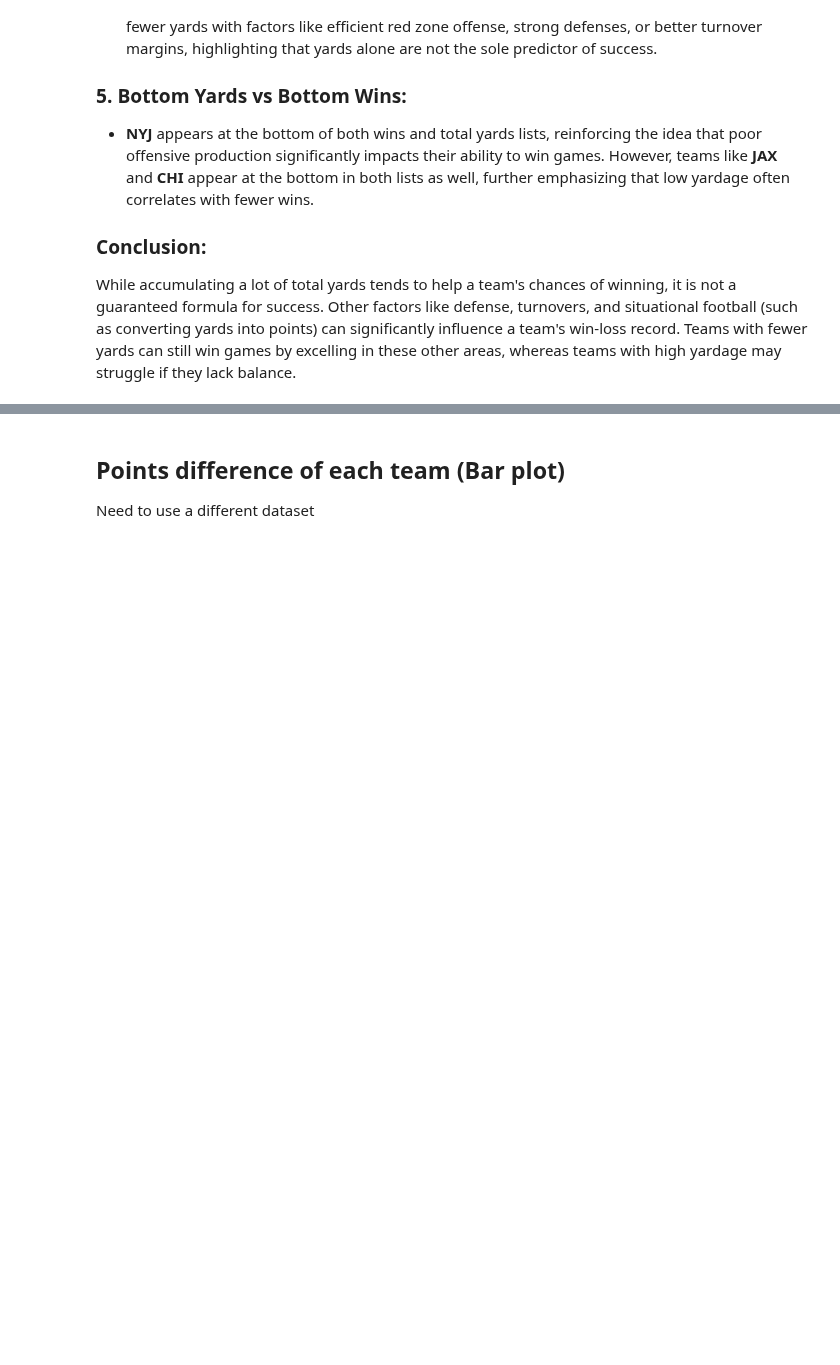
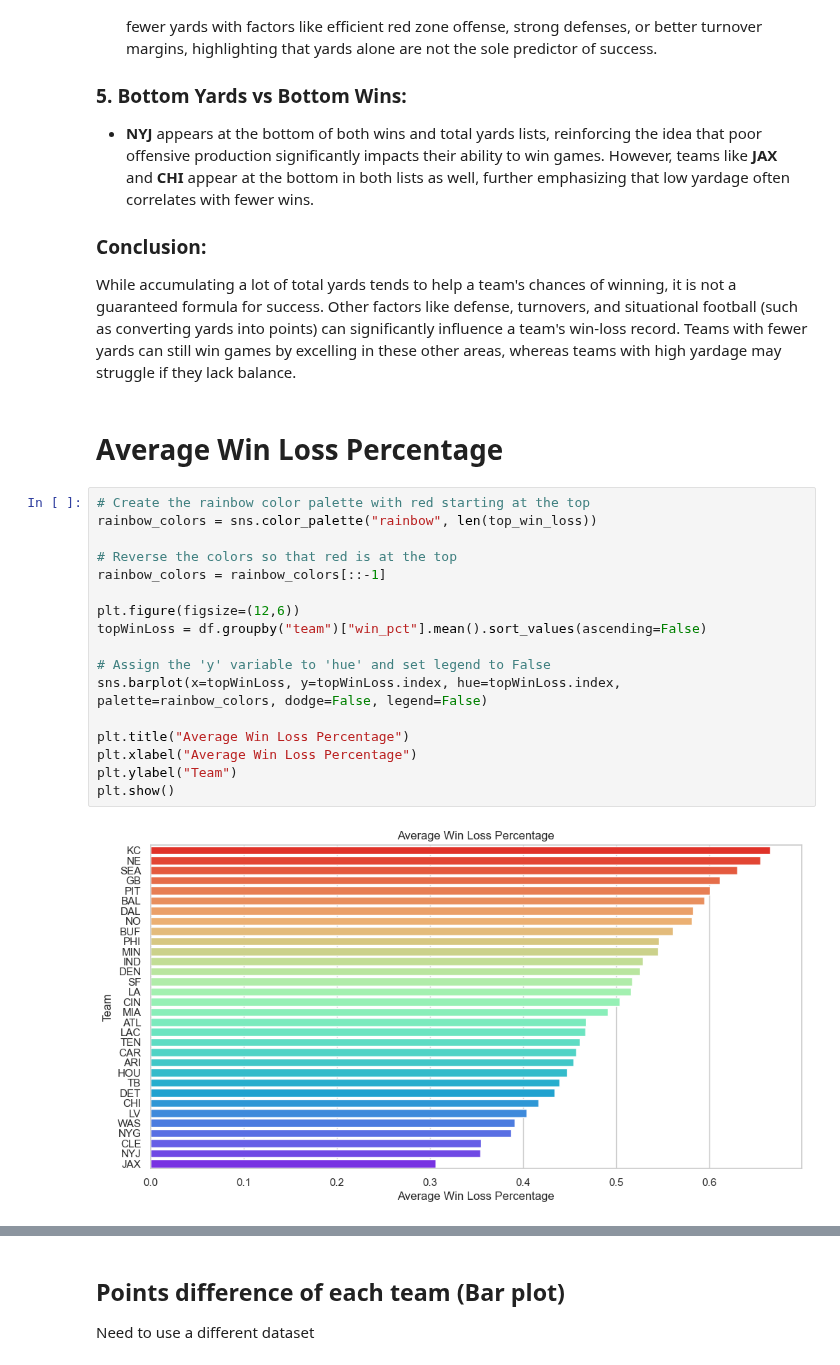
Before and after one commit to kai-ion/Data-602, a Jupyter notebook: Final Project/final_project.ipynb, the cells around one changed output, grey strips where cells are left out. Saved outputs shown, nothing was run; the diff lists cells and outputs as text; blank space fills up the shorter version.

```diff
--- a/Final Project/final_project.ipynb
+++ b/Final Project/final_project.ipynb
@@ -615,3 +615,24 @@ From this data, we can infer the following relationships between total yards gai
 
 ### Conclusion:
 While accumulating a lot of total yards tends to help a team's chances of winning, it is not a guaranteed formula for success. Other factors like defense, turnovers, and situational football (such as converting yards into points) can significantly influence a team's win-loss record. Teams with fewer yards can still win games by excelling in these other areas, whereas teams with high yardage may struggle if they lack balance.
+# %% [markdown]
+# Average Win Loss Percentage
+# %%
+# Create the rainbow color palette with red starting at the top
+rainbow_colors = sns.color_palette("rainbow", len(top_win_loss))
+
+# Reverse the colors so that red is at the top
+rainbow_colors = rainbow_colors[::-1]
+
+plt.figure(figsize=(12,6))
+topWinLoss = df.groupby("team")["win_pct"].mean().sort_values(ascending=False)
+
+# Assign the 'y' variable to 'hue' and set legend to False
+sns.barplot(x=topWinLoss, y=topWinLoss.index, hue=topWinLoss.index, palette=rainbow_colors, dodge=False, legend=False)
+
+plt.title("Average Win Loss Percentage")
+plt.xlabel("Average Win Loss Percentage")
+plt.ylabel("Team")
+plt.show()
+# %% [output]
+[figure, added]
```
Also changed, not shown: parts of 9 cells of this notebook, 1 other file.
